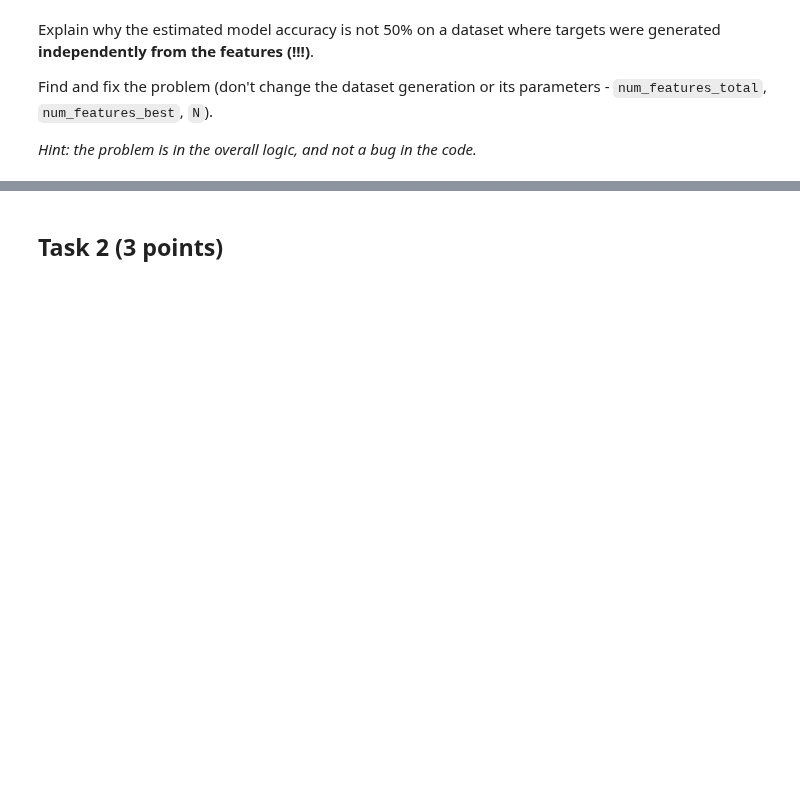
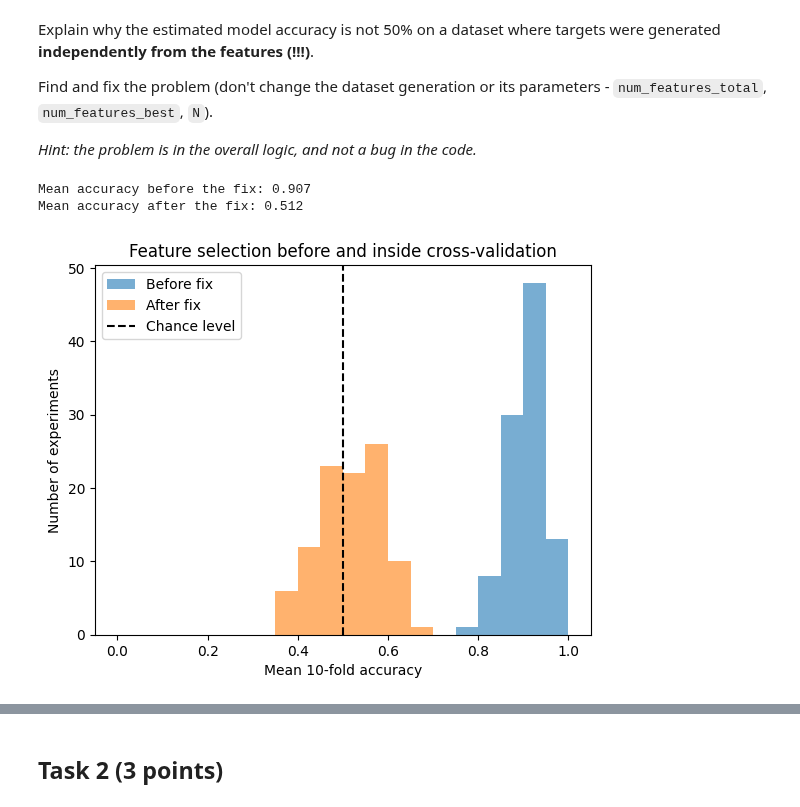
Before and after one commit to buxazich/MLDM-2026, a Jupyter notebook: 06-Model-Evaluation/QualityMetrics_HW.ipynb, the cells around one changed output, grey strips where cells are left out. Saved outputs shown, nothing was run; the diff lists cells and outputs as text; code cells hidden in the pictures; blank space fills up the shorter version.

```diff
--- a/06-Model-Evaluation/QualityMetrics_HW.ipynb
+++ b/06-Model-Evaluation/QualityMetrics_HW.ipynb
@@ -90,3 +94,42 @@ Explain why the estimated model accuracy is not 50% on a dataset where targets w
 Find and fix the problem (don't change the dataset generation or its parameters - `num_features_total`, `num_features_best`, `N`).
 
 *Hint: the problem is in the overall logic, and not a bug in the code.*
+# %%
+from sklearn.model_selection import StratifiedKFold
+
+def corrected_experiment():
+  # Generated data in the same way as before.
+  X = np.random.normal(size=(N, num_features_total))
+  y = np.random.randint(2, size=N)
+  scores = []
+  cv = StratifiedKFold(n_splits=10)
+
+  for train_ids, val_ids in cv.split(X, y):
+    # Selected features using only the training part of each fold.
+    selector = FeatureSelector(num_features_best)
+    X_train = selector.fit_transform(X[train_ids], y[train_ids])
+    X_val = selector.transform(X[val_ids])
+
+    model = LinearSVC()
+    model.fit(X_train, y[train_ids])
+    predictions = model.predict(X_val)
+    scores.append(accuracy_score(y[val_ids], predictions))
+
+  return np.mean(scores)
+
+fixed_results = [corrected_experiment() for _ in range(100)]
+print("Mean accuracy before the fix:", round(np.mean(results), 3))
+print("Mean accuracy after the fix:", round(np.mean(fixed_results), 3))
+
+plt.hist(results, bins=np.linspace(0, 1, 21), alpha=0.6, label="Before fix")
+plt.hist(fixed_results, bins=np.linspace(0, 1, 21), alpha=0.6, label="After fix")
+plt.axvline(0.5, color="black", linestyle="--", label="Chance level")
+plt.xlabel("Mean 10-fold accuracy")
+plt.ylabel("Number of experiments")
+plt.title("Feature selection before and inside cross-validation")
+plt.legend()
+plt.show()
+# %% [output]
+Mean accuracy before the fix: 0.907
+Mean accuracy after the fix: 0.512
+[figure, added]
```
Also changed, not shown: parts of 7 cells of this notebook, 1 other file.
